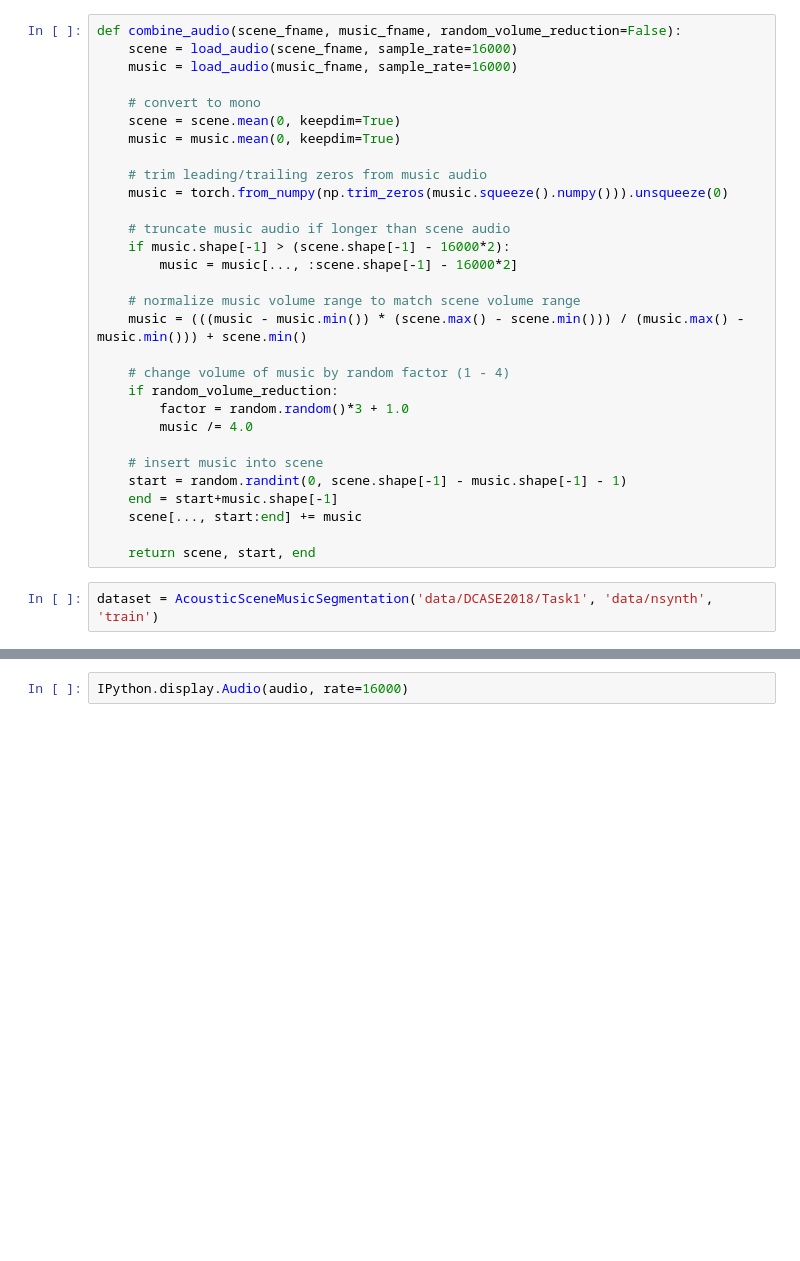
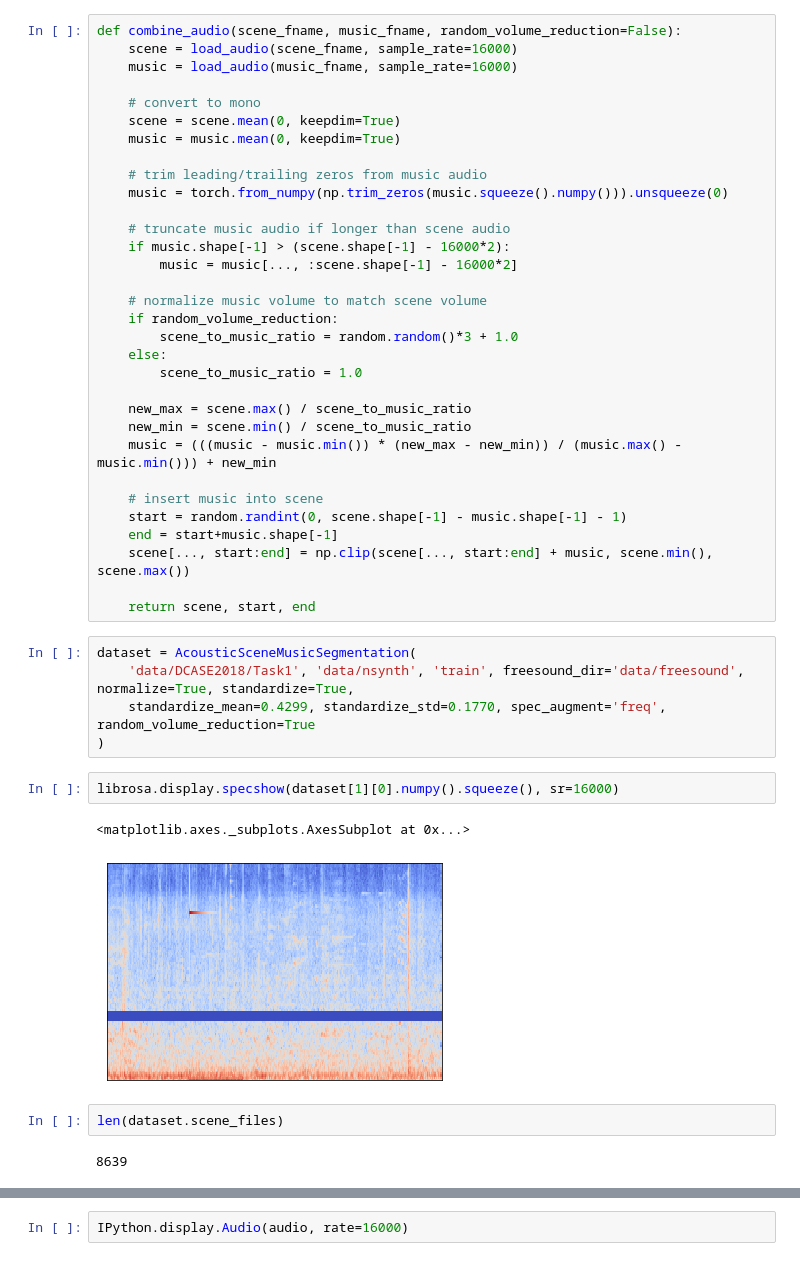
Before and after one commit to pgigioli/music_ml, a Jupyter notebook: data_preprocessing.ipynb, the cells around one changed output, grey strips where cells are left out. Saved outputs shown, nothing was run; the diff lists cells and outputs as text; blank space fills up the shorter version.

```diff
--- a/data_preprocessing.ipynb
+++ b/data_preprocessing.ipynb
@@ -139,20 +43,34 @@ def combine_audio(scene_fname, music_fname, random_volume_reduction=False):
     if music.shape[-1] > (scene.shape[-1] - 16000*2):
         music = music[..., :scene.shape[-1] - 16000*2]
 
-    # normalize music volume range to match scene volume range
-    music = (((music - music.min()) * (scene.max() - scene.min())) / (music.max() - music.min())) + scene.min()
+    # normalize music volume to match scene volume
+    if random_volume_reduction:
+        scene_to_music_ratio = random.random()*3 + 1.0
+    else:
+        scene_to_music_ratio = 1.0
 
-    # change volume of music by random factor (1 - 4)
-    if random_volume_reduction:
-        factor = random.random()*3 + 1.0
-        music /= 4.0
+    new_max = scene.max() / scene_to_music_ratio
+    new_min = scene.min() / scene_to_music_ratio
+    music = (((music - music.min()) * (new_max - new_min)) / (music.max() - music.min())) + new_min
 
     # insert music into scene
     start = random.randint(0, scene.shape[-1] - music.shape[-1] - 1)
     end = start+music.shape[-1]
-    scene[..., start:end] += music
+    scene[..., start:end] = np.clip(scene[..., start:end] + music, scene.min(), scene.max())
 
     return scene, start, end
 # %%
-dataset = AcousticSceneMusicSegmentation('data/DCASE2018/Task1', 'data/nsynth', 'train')
+dataset = AcousticSceneMusicSegmentation(
+    'data/DCASE2018/Task1', 'data/nsynth', 'train', freesound_dir='data/freesound', normalize=True, standardize=True,
+    standardize_mean=0.4299, standardize_std=0.1770, spec_augment='freq', random_volume_reduction=True
+)
+# %%
+librosa.display.specshow(dataset[1][0].numpy().squeeze(), sr=16000)
+# %% [output]
+<matplotlib.axes._subplots.AxesSubplot at 0x...>
+[figure, added]
+# %%
+len(dataset.scene_files)
+# %% [output]
+8639
 # %%
```
Also changed, not shown: parts of 107 cells of this notebook, 9 other files.
